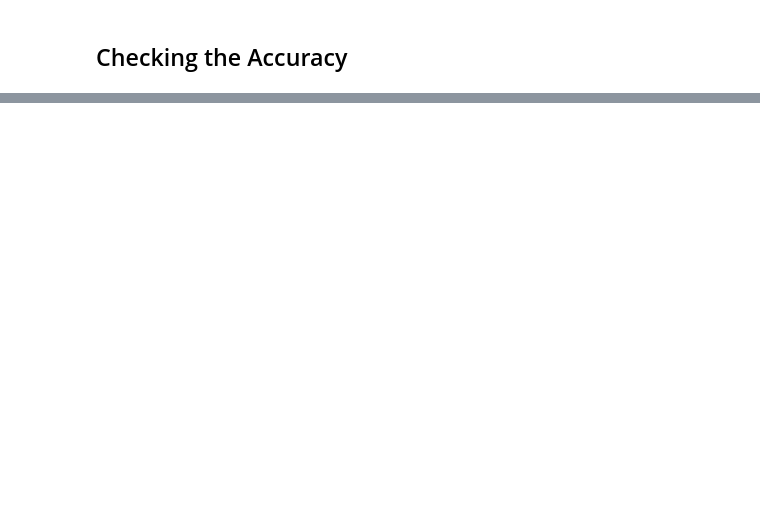
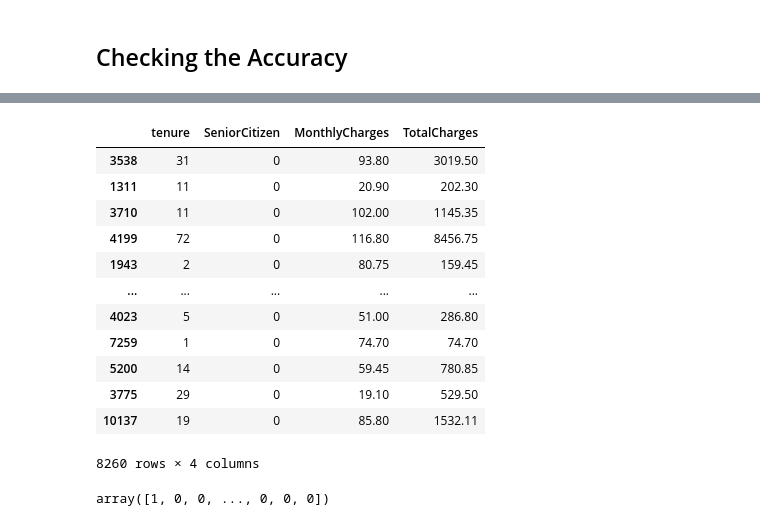
Before and after one commit to esrabecker/Ironhack-DA, a Jupyter notebook: Churn Data Classification.ipynb, the cells around one changed output, grey strips where cells are left out. Saved outputs shown, nothing was run; the diff lists cells and outputs as text; code cells hidden in the pictures; blank space fills up the shorter version.

```diff
--- a/Churn Data Classification.ipynb
+++ b/Churn Data Classification.ipynb
@@ -549,0 +563,3 @@ plot_cross_validation_on_trees(sm_tree_depths, sm_cv_scores_mean, sm_cv_scores_s
+# %%
+y = Churn_df2['Churn']
+X = Churn_df2.drop(['Churn'], axis=1)
@@ -549,0 +779,16 @@ plot_cross_validation_on_trees(sm_tree_depths, sm_cv_scores_mean, sm_cv_scores_s
+# %%
+X_train
+# %% [output]
+|  | tenure | SeniorCitizen | MonthlyCharges | TotalCharges |
+| 3538 | 31 | 0 | 93.80 | 3019.50 |
+| 1311 | 11 | 0 | 20.90 | 202.30 |
+| 3710 | 11 | 0 | 102.00 | 1145.35 |
+| 4199 | 72 | 0 | 116.80 | 8456.75 |
+| 1943 | 2 | 0 | 80.75 | 159.45 |
+| ... | ... | ... | ... | ... |
+| 4023 | 5 | 0 | 51.00 | 286.80 |
+| 7259 | 1 | 0 | 74.70 | 74.70 |
+| 5200 | 14 | 0 | 59.45 | 780.85 |
+| 3775 | 29 | 0 | 19.10 | 529.50 |
+| 10137 | 19 | 0 | 85.80 | 1532.11 |
+8260 rows × 4 columns
@@ -549,0 +802,4 @@ plot_cross_validation_on_trees(sm_tree_depths, sm_cv_scores_mean, sm_cv_scores_s
+# %%
+y_pred
+# %% [output]
+array([1, 0, 0, ..., 0, 0, 0])
```
Also changed, not shown: parts of 31 cells of this notebook.
